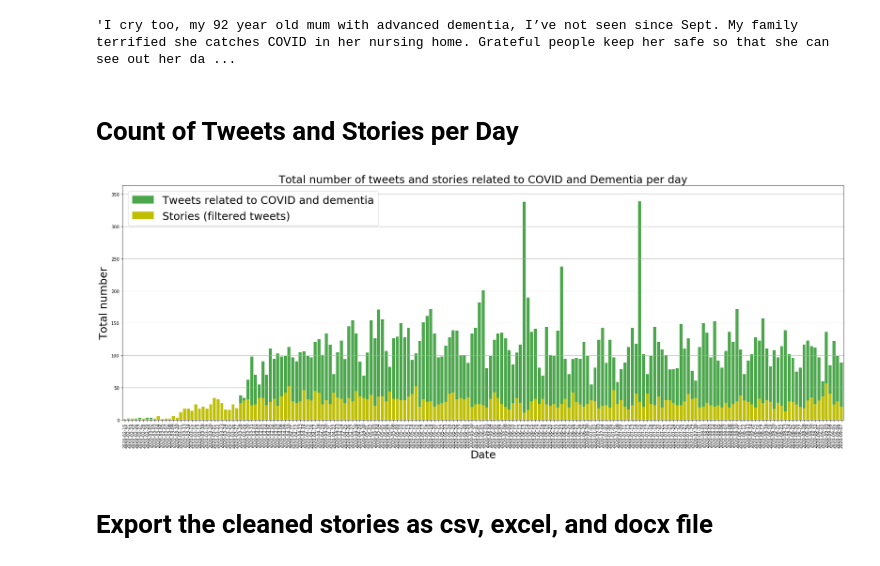
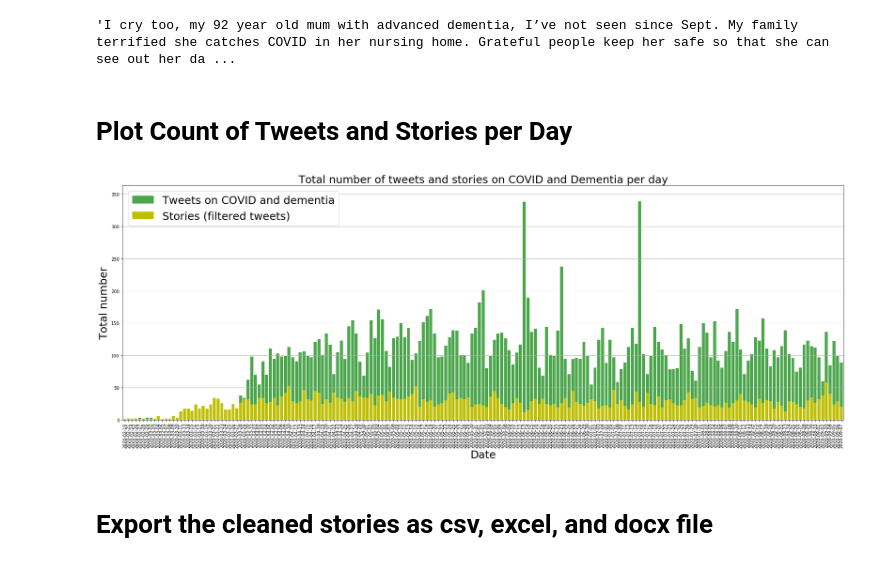
Before and after one commit to mahsaazizi/Twitter-Data-Analysis, a Jupyter notebook: Twitter Data Scraping.ipynb, the cells around one changed output. Cells and saved outputs as stored; diff of their text form; code cells hidden in the pictures.

```diff
--- a/Twitter Data Scraping.ipynb
+++ b/Twitter Data Scraping.ipynb
@@ -110,6 +107,7 @@ def removeNames(data):
                                                                                             'Mentions', 'Hashtags']])
         shouldRemoved = data.loc[mask.any(axis=1)]
         data = data[~data.Text.isin(shouldRemoved.Text)]
+        data.to_csv("Data/ForTopicClustering.csv", index=False )
     return data
 
 def nonReplies(stories):
@@ -121,22 +119,23 @@ def extractStories(data):
     '''Find Stroies with specific words'''
     Stories = pd.DataFrame(columns = ['TweetID', 'Permalink','To','Text','Date','Retweets','Mentions','Hashtags'])
 
-    for word in ['my', 'mine', 'family', 'father', 'mother', 'sister', 'bother', 'friend', 'dad', 'mom', 'mum', 'parents']:
+    for word in ['my', 'mine', 'family', 'father', 'mother', 'sister', 'bother', 'friend', 'dad', 'mom', 'mum',
+                 'parents', 'uncle', 'aunt', 'grandma', 'grandpa', 'grandpa', 'grandparent', 'grandmother', 'grandfather']:
         mask = np.column_stack(data[col].str.lower().str.contains(word, na=False) for col in data[['Text']])
         shouldRemoved = data.loc[mask.any(axis=1)]
         Stories = Stories.append(shouldRemoved, sort = True)
 
     Stories.drop_duplicates(['Text'],inplace = True)
     CleanStories = nonReplies(Stories)
-    CleanStories.to_csv("Data/Stories.csv", index=False )
+    CleanStories.to_csv("Data/Stories2.csv", index=False )
     CleanStories['Date'] = CleanStories['Date'].astype(str)
-    CleanStories.to_excel("Data/Stories.xlsx", index=False)
+    CleanStories.to_excel("Data/Stories2.xlsx", index=False)
     return CleanStories
 
 def extractNews(allData, stories):
     '''Extract non-stories'''
     News = allData[~allData.Text.isin(stories.Text)]
-    News.to_csv("Data/News.csv", index=False)
+    News.to_csv("Data/News2.csv", index=False)
     return News
 
 
@@ -168,24 +210,24 @@ Stories.iloc[ 2  , : ]['Text']
 # %% [output]
 'I cry too, my 92 year old mum with advanced dementia, I’ve not seen since Sept. My family terrified she catches COVID in her nursing home. Grateful people keep her safe so that she can see out her da ...
 # %% [markdown]
-# Count of Tweets and Stories per Day
+# Plot Count of Tweets and Stories per Day
 # %%
 for data in [All_tweets_df, CleanStories]:
     data['Time'] = [x.split(' ')[0] for x in data['Date']]
 
 plt.figure(figsize=(30,10))
-All_tweets_df.groupby(['Time'])['Time'].count().plot(kind='bar', label='Tweets related to COVID and dementia',
+All_tweets_df.groupby(['Time'])['Time'].count().plot(kind='bar', label='Tweets on COVID and dementia',
                                                      color='g', width=0.8, alpha=0.7)
 CleanStories.groupby(['Time'])['Time'].count().plot(kind='bar', label='Stories (filtered tweets)', color='y',
                                                     width=0.8)
 plt.legend(loc='best', fontsize=25)
 plt.grid(True, axis='y')
 plt.xlabel("Date", fontsize=25)
 plt.ylabel("Total number", fontsize=25)
-plt.title('Total number of tweets and stories related to COVID and Dementia per day', fontsize=25)
+plt.title('Total number of tweets and stories on COVID and Dementia per day', fontsize=25)
 plt.savefig("Figures/TotalTweets", dpi=100)
 # %% [output]
-[figure, old version]
+[figure, new version]
 # %% [markdown]
 # Export the cleaned stories as csv, excel, and docx file
 # %%
```
Also changed, not shown: parts of 4 cells of this notebook, 6 other files.
